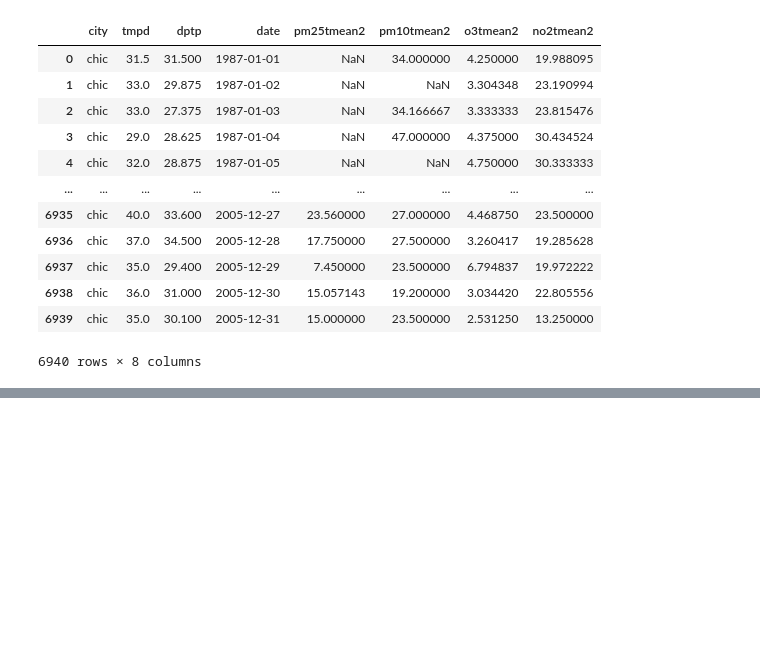
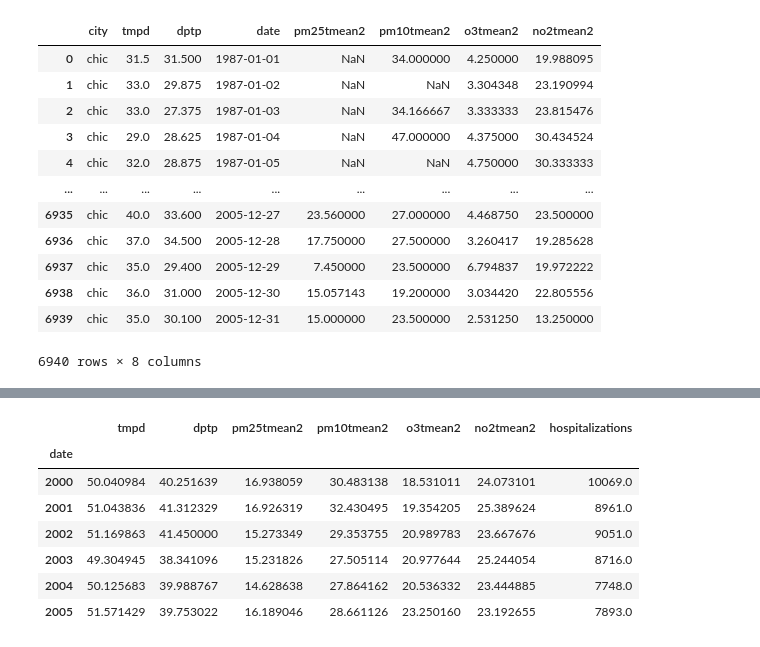
Before and after one commit to klebiedzinska/big_data_project, a Jupyter notebook: Untitled.ipynb, the cells around one changed output, grey strips where cells are left out. Cells and saved outputs as stored; diff of their text form; code cells hidden in the pictures; blank space fills up the shorter version.

```diff
--- a/Untitled.ipynb
+++ b/Untitled.ipynb
@@ -54,0 +52,3 @@ filtered_df
+# %%
+filtered_df_mean = filtered_df.mean()
+filtered_df_mean
@@ -54,0 +111,6 @@ filtered_df
+# %%
+astma_hospital.columns = ['2000', '2001', '2002', '2003', '2004', '2005']
+
+astma_hospital_sum = astma_hospital.sum()
+
+astma_hospital_sum
@@ -54,0 +125,12 @@ filtered_df
+# %%
+astma_hospital_sum.index = astma_hospital_sum.index.astype('int64')
+filtered_df_mean.merge(astma_hospital_sum.rename('hospitalizations'), how='outer', left_index=True, right_index=True)
+# %% [output]
+|  | tmpd | dptp | pm25tmean2 | pm10tmean2 | o3tmean2 | no2tmean2 | hospitalizations |
+| date |  |  |  |  |  |  |  |
+| 2000 | 50.040984 | 40.251639 | 16.938059 | 30.483138 | 18.531011 | 24.073101 | 10069.0 |
+| 2001 | 51.043836 | 41.312329 | 16.926319 | 32.430495 | 19.354205 | 25.389624 | 8961.0 |
+| 2002 | 51.169863 | 41.450000 | 15.273349 | 29.353755 | 20.989783 | 23.667676 | 9051.0 |
+| 2003 | 49.304945 | 38.341096 | 15.231826 | 27.505114 | 20.977644 | 25.244054 | 8716.0 |
+| 2004 | 50.125683 | 39.988767 | 14.628638 | 27.864162 | 20.536332 | 23.444885 | 7748.0 |
+| 2005 | 51.571429 | 39.753022 | 16.189046 | 28.661126 | 23.250160 | 23.192655 | 7893.0 |
```
Also changed, not shown: parts of 7 cells of this notebook.
